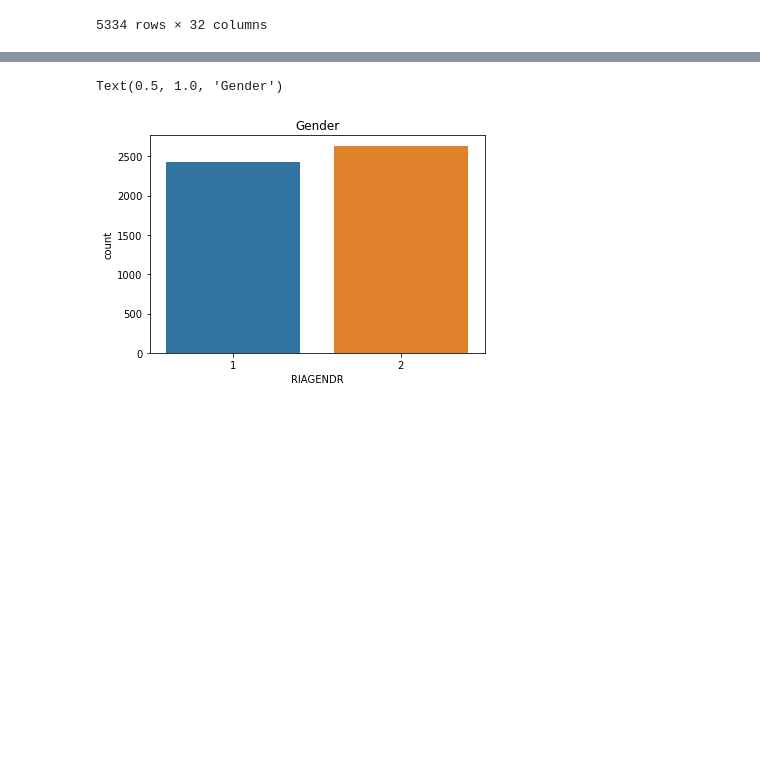
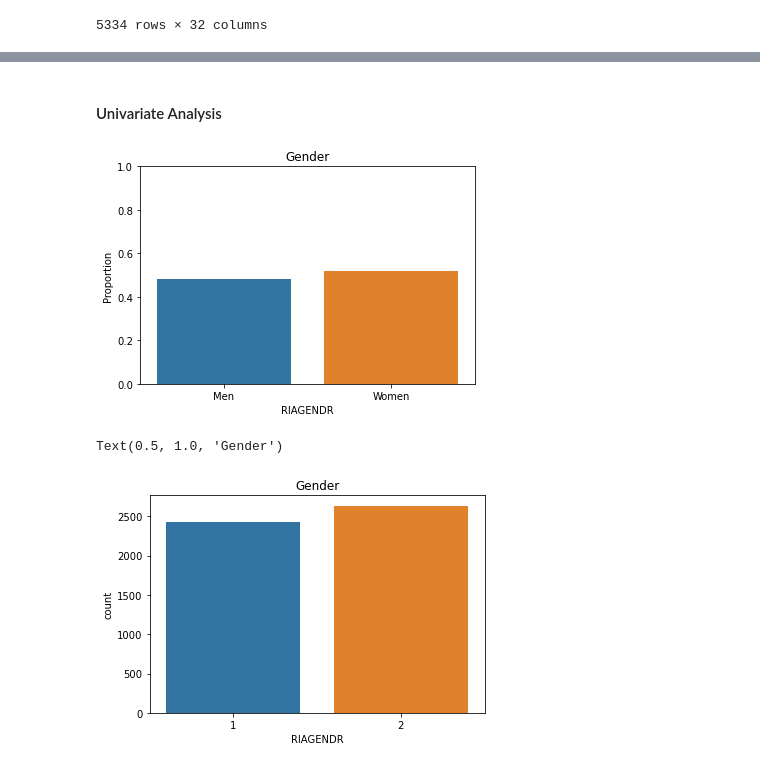
Before and after one commit to onemarcos/Tera-Jupyter-Notebook, a Jupyter notebook: Desafio Inferência/Desafio Inferência.ipynb, the cells around one changed output, grey strips where cells are left out. Cells and saved outputs as stored; diff of their text form; code cells hidden in the pictures; blank space fills up the shorter version.

```diff
--- a/Desafio Inferência/Desafio Inferência.ipynb
+++ b/Desafio Inferência/Desafio Inferência.ipynb
@@ -194,0 +216,2 @@ df_clean.describe()
+# %% [markdown]
+#### Univariate Analysis
@@ -195 +257,17 @@ df_clean.describe()
+# %%
+# Function to build bar graph
+
+def bar_graph_prop(data, variable):
+    (data[[variable]]
+     .value_counts(normalize=True, sort = False)
+     .rename("Proportion")
+     .reset_index()
+     .pipe((sns.barplot, "data"), x=variable, y="Proportion"))
+    plt.ylim(0,1)
+    plt.show()
+# %%
+plt.title("Gender")
+bar_graph_prop(db.replace(label_quali), variable = "RIAGENDR")
+# %% [output]
+[figure, added]
 # %%
```
Also changed, not shown: parts of 21 cells of this notebook.
